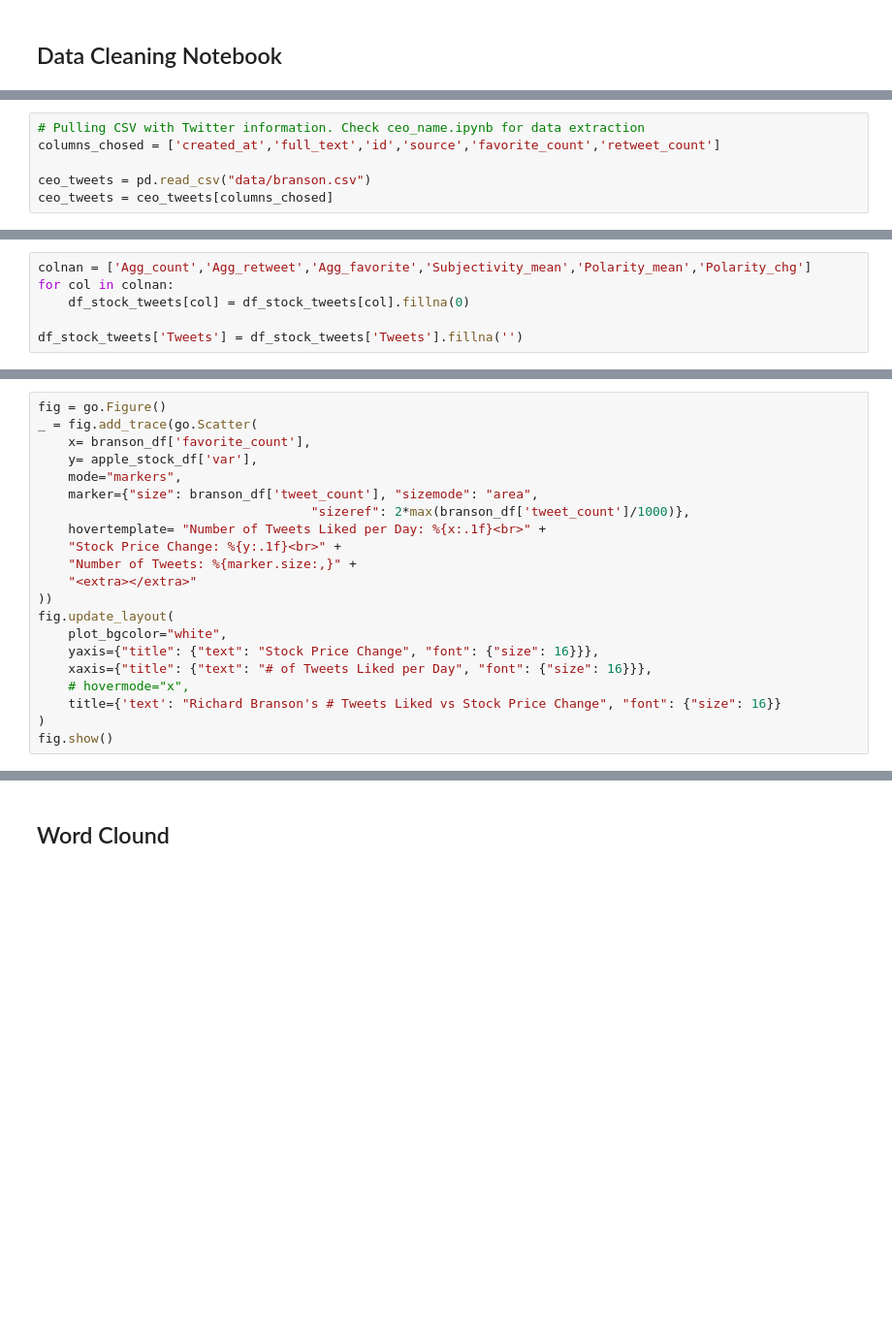
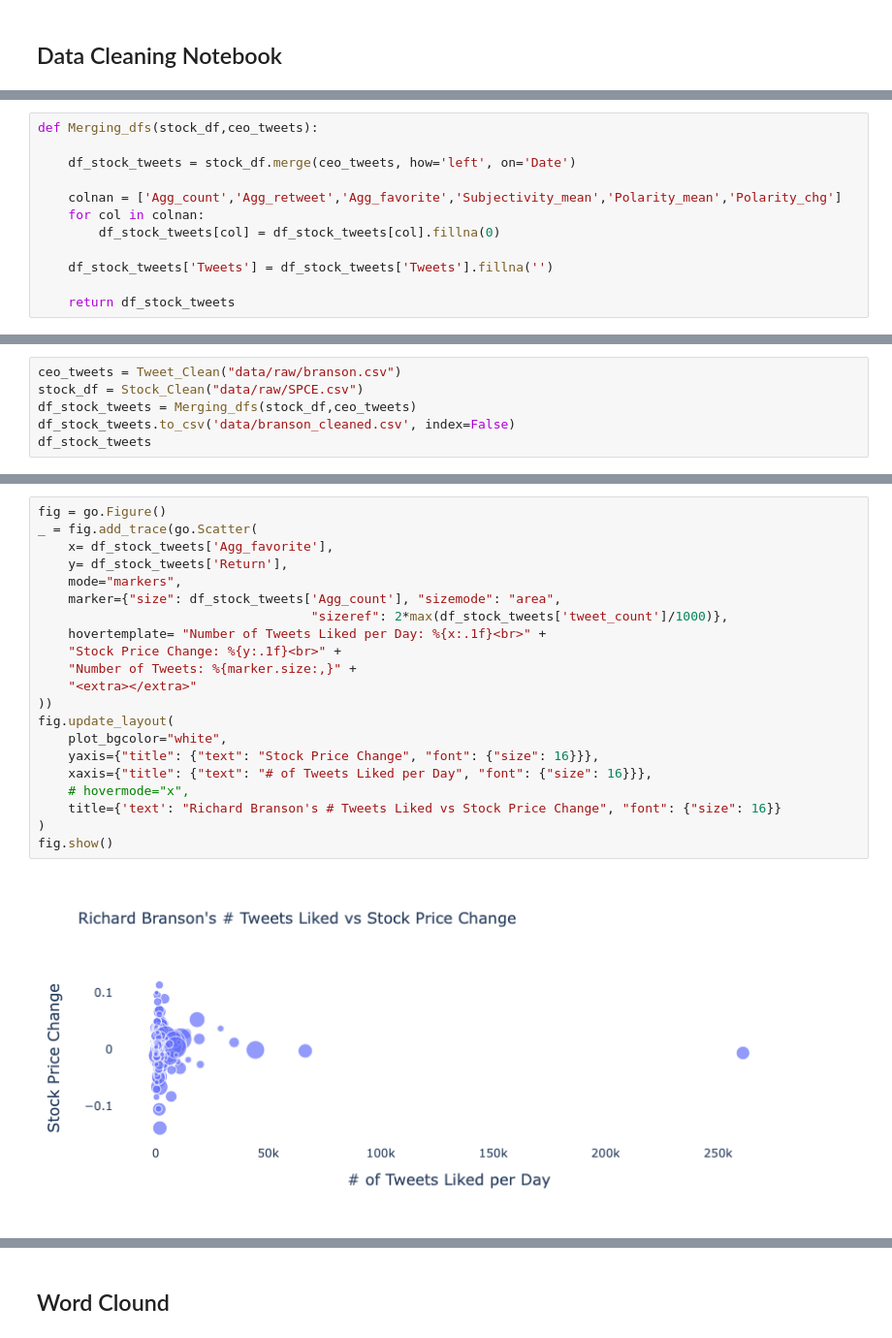
Before and after one commit to NB-01/twitter, a Jupyter notebook: data_cleaning_mu.ipynb, the cells around one changed output, grey strips where cells are left out. Shown at 97% size. Saved outputs shown, nothing was run; the diff lists cells and outputs as text; blank space fills up the shorter version.

Commit message:
data cleaning file

```diff
--- a/data_cleaning_mu.ipynb
+++ b/data_cleaning_mu.ipynb
@@ -17,6 +17,0 @@ warnings.filterwarnings('ignore')
-# %%
-# Pulling CSV with Twitter information. Check ceo_name.ipynb for data extraction
-columns_chosed = ['created_at','full_text','id','source','favorite_count','retweet_count']
-
-ceo_tweets = pd.read_csv("data/branson.csv")
-ceo_tweets = ceo_tweets[columns_chosed]
@@ -104,6 +103,12 @@ df_stock_tweets = stock_df.merge(ceo_tweets, how='left', on='Date')
 # %%
-colnan = ['Agg_count','Agg_retweet','Agg_favorite','Subjectivity_mean','Polarity_mean','Polarity_chg']
-for col in colnan:
-    df_stock_tweets[col] = df_stock_tweets[col].fillna(0)
+def Merging_dfs(stock_df,ceo_tweets):
 
-df_stock_tweets['Tweets'] = df_stock_tweets['Tweets'].fillna('')
+    df_stock_tweets = stock_df.merge(ceo_tweets, how='left', on='Date')
+
+    colnan = ['Agg_count','Agg_retweet','Agg_favorite','Subjectivity_mean','Polarity_mean','Polarity_chg']
+    for col in colnan:
+        df_stock_tweets[col] = df_stock_tweets[col].fillna(0)
+
+    df_stock_tweets['Tweets'] = df_stock_tweets['Tweets'].fillna('')
+
+    return df_stock_tweets
@@ -111,0 +117,6 @@ df_stock_tweets.to_csv('data/branson_cleaned.csv', index=False)
+# %%
+ceo_tweets = Tweet_Clean("data/raw/branson.csv")
+stock_df = Stock_Clean("data/raw/SPCE.csv")
+df_stock_tweets = Merging_dfs(stock_df,ceo_tweets)
+df_stock_tweets.to_csv('data/branson_cleaned.csv', index=False)
+df_stock_tweets
@@ -135,24 +162,26 @@ fig.show()
 # %%
 fig = go.Figure()
 _ = fig.add_trace(go.Scatter(
-    x= branson_df['favorite_count'],
-    y= apple_stock_df['var'],
+    x= df_stock_tweets['Agg_favorite'],
+    y= df_stock_tweets['Return'],
     mode="markers",
-    marker={"size": branson_df['tweet_count'], "sizemode": "area",
-                                    "sizeref": 2*max(branson_df['tweet_count']/1000)},
+    marker={"size": df_stock_tweets['Agg_count'], "sizemode": "area",
+                                    "sizeref": 2*max(df_stock_tweets['tweet_count']/1000)},
     hovertemplate= "Number of Tweets Liked per Day: %{x:.1f}<br>" +
     "Stock Price Change: %{y:.1f}<br>" +
     "Number of Tweets: %{marker.size:,}" +
     "<extra></extra>"
 ))
 fig.update_layout(
     plot_bgcolor="white",
     yaxis={"title": {"text": "Stock Price Change", "font": {"size": 16}}},
     xaxis={"title": {"text": "# of Tweets Liked per Day", "font": {"size": 16}}},
     # hovermode="x",
     title={'text': "Richard Branson's # Tweets Liked vs Stock Price Change", "font": {"size": 16}}
 )
 fig.show()
+# %% [output]
+[figure, added]
 # %%
 fig = go.Figure()
 _ = fig.add_trace(go.Scatter(
```
Also changed, not shown: parts of 23 cells of this notebook.
